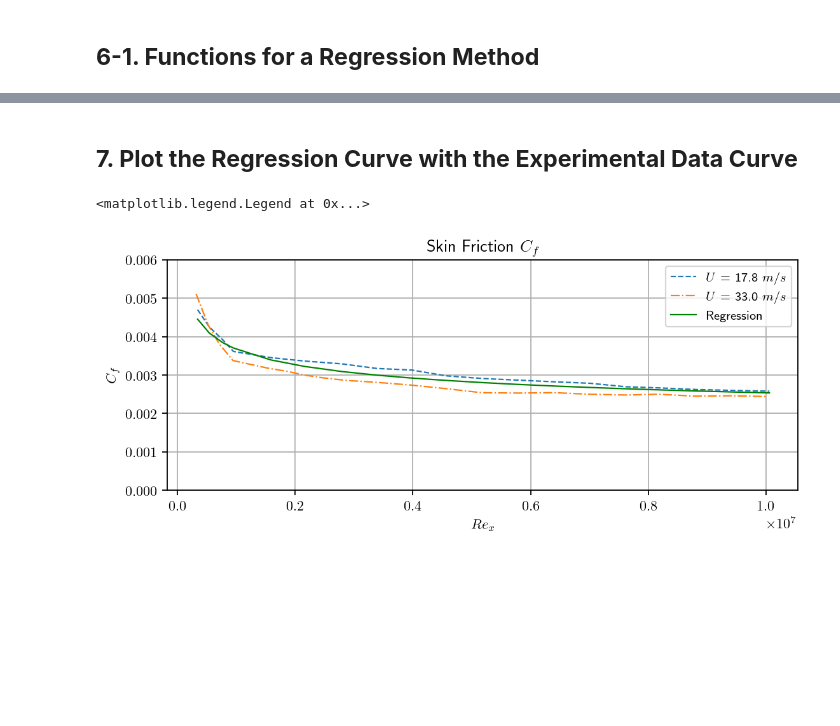
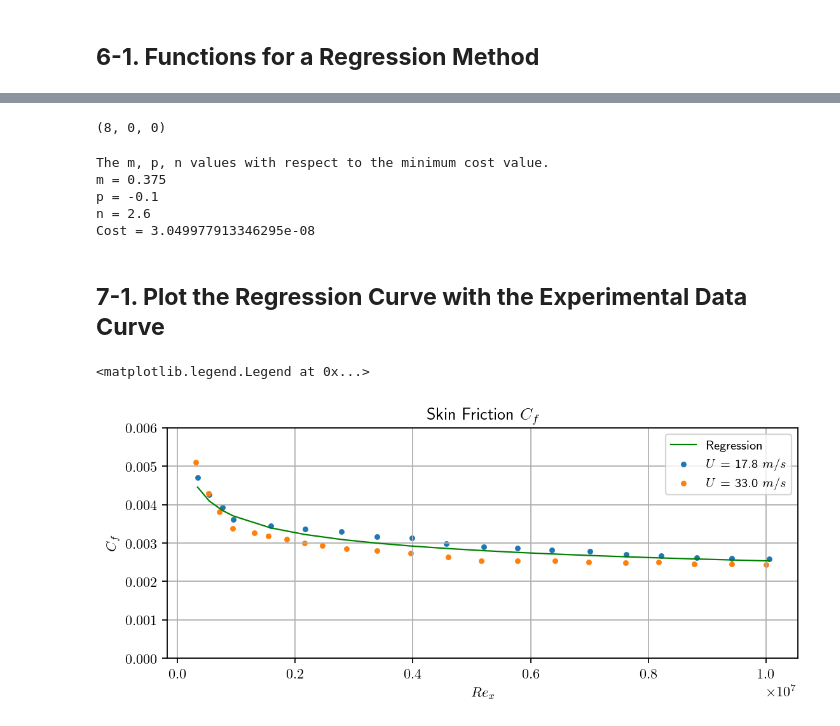
Before and after one commit to AndreWeiner/wall_modeling, a Jupyter notebook: notebooks/RefCurves_Cf.ipynb, the cells around one changed output, grey strips where cells are left out. Cells and saved outputs as stored; diff of their text form; code cells hidden in the pictures; blank space fills up the shorter version.

Commit message:
Update the notebook for a brute force approach; #7.

```diff
--- a/notebooks/RefCurves_Cf.ipynb
+++ b/notebooks/RefCurves_Cf.ipynb
@@ -143,9 +143,10 @@ Both experimental data 1 and 2 are used to calculate the cost function. Therefor
 # %%
+# Fix p = 0
 m = 0.400
 p = 0
 n = 2.0
 alpha_m = 10
-alpha_p = 1
+#alpha_p = 1
 alpha_n = 50
 
 oldcost = 0
@@ -157,7 +158,7 @@ while(abs(cost - oldcost) > 1e-12):
     c_f2 = PrandtlEq(Rex2, m, p, n)
     oldcost = cost
     m -= alpha_m*dJdm(c_f1, Cf1, c_f2, Cf2, Rex1, Rex2, m, p, n)
-    p -= alpha_p*dJdp(c_f1, Cf1, c_f2, Cf2, Rex1, Rex2, m, p, n)
+    #p -= alpha_p*dJdp(c_f1, Cf1, c_f2, Cf2, Rex1, Rex2, m, p, n)
     n -= alpha_n*dJdn(c_f1, Cf1, c_f2, Cf2, Rex1, Rex2, m, p, n)
     cost = CostFunc(c_f1, Cf1, c_f2, Cf2)
     epoch += 1
@@ -170,19 +195,45 @@ epoch :824, m : 0.27104915690514836, p : 0.0014898910258827752, n : 2.4004535395
+# %%
+# Brute Force
+for k in range(len(n_list)):
+    for j in range(len(p_list)):
+        for i in range(len(m_list)):
+            c_f_brute1 = PrandtlEq(Rex1, m_list[i], p_list[j], n_list[k])
+            c_f_brute2 = PrandtlEq(Rex2, m_list[i], p_list[j], n_list[k])
+            cost_list[i][j][k] = CostFunc(c_f_brute1, Cf1, c_f_brute2, Cf2)
+
+# Find indices for a multiple dimensional matrix
+min_index = np.unravel_index(np.argmin(cost_list, axis=None), cost_list.shape)
+print(min_index)
+# %% [output]
+(8, 0, 0)
+# %%
+print("The m, p, n values with respect to the minimum cost value.")
+print("m = {}".format(m_list[min_index[0]]))
+print("p = {}".format(p_list[min_index[1]]))
+print("n = {}".format(n_list[min_index[2]]))
+print("Cost = {}".format(CostFunc(PrandtlEq(Rex1, m_list[min_index[0]], p_list[min_index[1]], n_list[min_index[2]]), Cf1, PrandtlEq(Rex2, m_list[min_index[0]], p_list[min_index[1]], n_list[min_index[2]]), Cf2)))
+# %% [output]
+The m, p, n values with respect to the minimum cost value.
+m = 0.375
+p = -0.1
+n = 2.6
+Cost = 3.049977913346295e-08
 # %% [markdown]
-## **7. Plot the Regression Curve with the Experimental Data Curve**
+## **7-1. Plot the Regression Curve with the Experimental Data Curve**
 # %%
 style2 = ["-", "--", "-.", ":"]
 lw2 = 1.0
 
 fig2, ax2 = plt.subplots(1, 1, figsize=(8, 3))
 plt.ylim([0, 0.006])
 plt.grid()
 ax2.set_xlabel(r"$Re_x$")
 ax2.set_ylabel(r"$C_f$")
 plt.title(r"Skin Friction $C_f$")
-ax2.plot(Rex1, Cf1, label = "$U$ = 17.8 $m/s$", ls = style2[1], c = "C{:d}".format(0), lw = lw2)
-ax2.plot(Rex2, Cf2, label = "$U$ = 33.0 $m/s$", ls = style[2], c = "C{:d}".format(1), lw = lw)
+ax2.scatter(Rex1, Cf1, label = "$U$ = 17.8 $m/s$", marker = ".", c = "C{:d}".format(0), lw = lw2)
+ax2.scatter(Rex2, Cf2, label = "$U$ = 33.0 $m/s$", marker = ".", c = "C{:d}".format(1), lw = lw2)
 ax2.plot(Rex1, PrandtlEq(Rex1, m, p, n), label = "Regression", ls = style2[0], c = 'g', lw = lw2)
 ax2.legend(fontsize = 9)
 # %% [output]
 <matplotlib.legend.Legend at 0x...>
-[figure, old version]
+[figure, new version]
```
Also changed, not shown: parts of 7 cells of this notebook.
